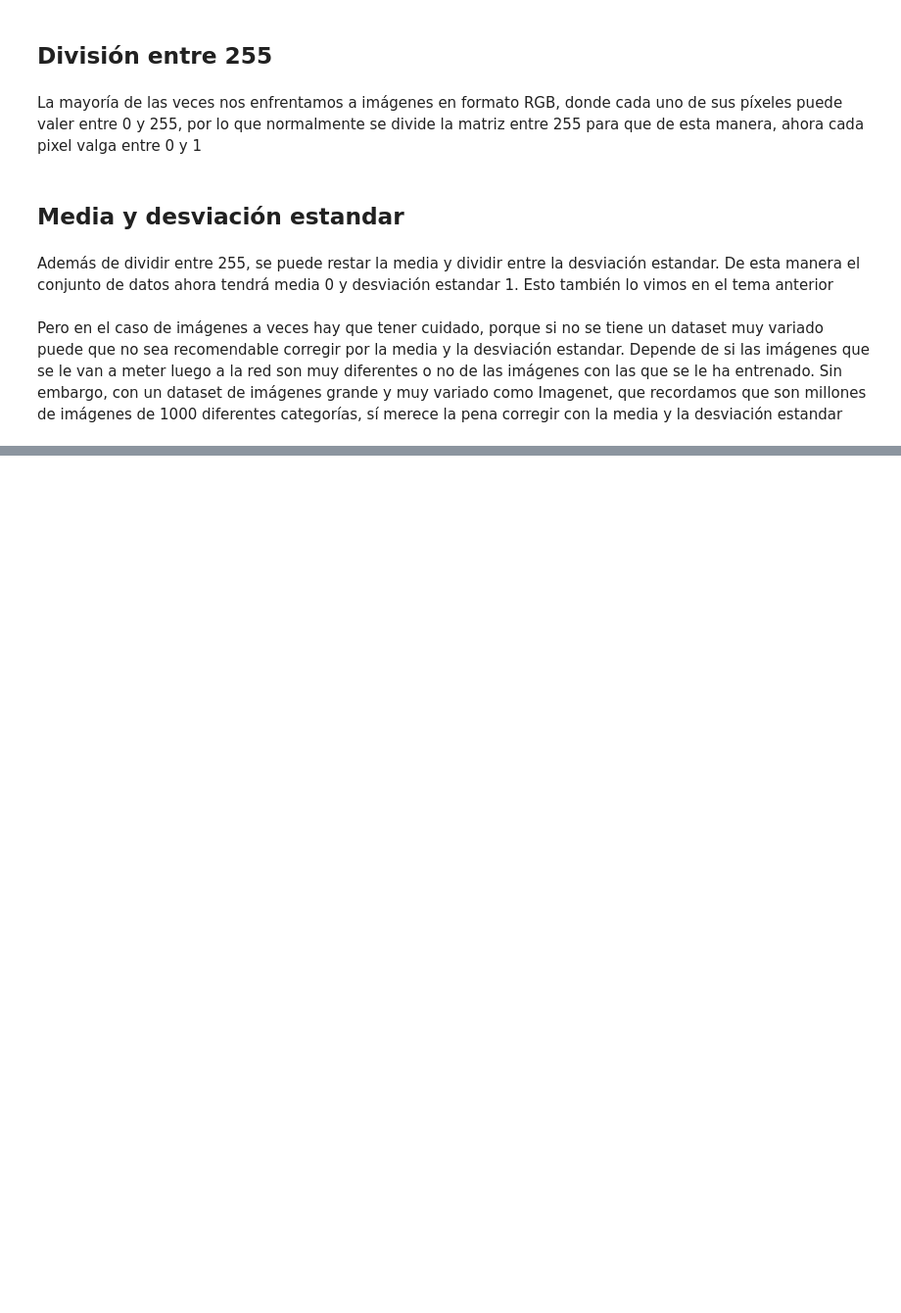
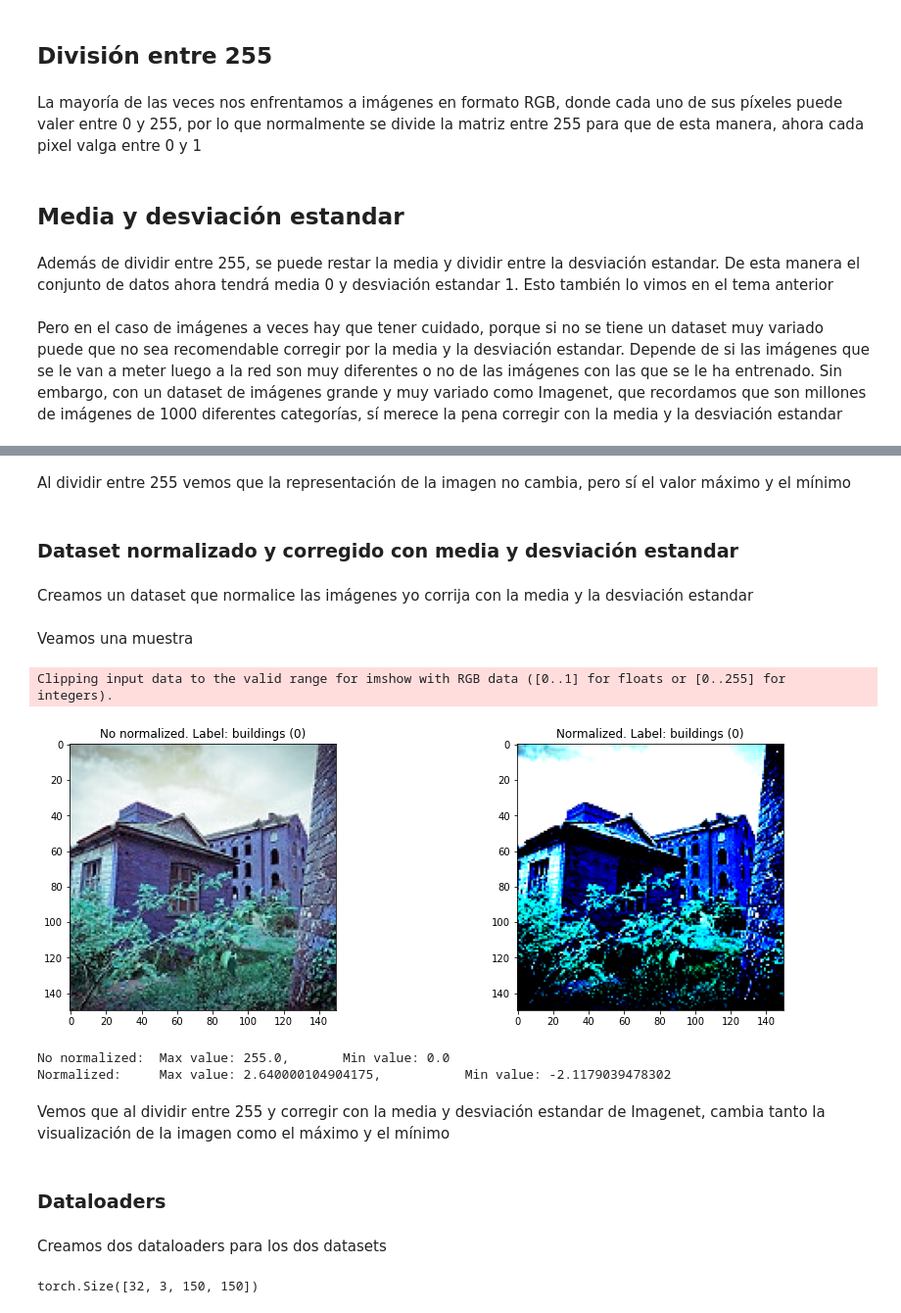
Before and after one commit to maximofn/Curso_Pytorch, a Jupyter notebook: 04 Redes convolucionales/14 Normalizacion de las imágenes.ipynb, the cells around one changed output, grey strips where cells are left out. Shown at 98% size. Cells and saved outputs as stored; diff of their text form; code cells hidden in the pictures; blank space fills up the shorter version.

Commit message:
Se termina el cuaderno de normalización de las imágenes

```diff
--- a/04 Redes convolucionales/14 Normalizacion de las imágenes.ipynb
+++ b/04 Redes convolucionales/14 Normalizacion de las imágenes.ipynb
@@ -15,0 +142,6 @@ Sin embargo, con un dataset de imágenes grande y muy variado como Imagenet, que
+# %% [markdown]
+Al dividir entre 255 vemos que la representación de la imagen no cambia, pero sí el valor máximo y el mínimo
+# %% [markdown]
+### Dataset normalizado y corregido con media y desviación estandar
+# %% [markdown]
+Creamos un dataset que normalice las imágenes yo corrija con la media y la desviación estandar
@@ -15,0 +182,30 @@ Sin embargo, con un dataset de imágenes grande y muy variado como Imagenet, que
+# %% [markdown]
+Veamos una muestra
+# %%
+import numpy as np
+import matplotlib.pyplot as plt
+
+idx = np.random.randint(0, len(ds_train_norm))
+sample_img, sample_img_norm, sample_label = ds_train_norm[idx]
+
+key = [k for k, v in classes.items() if v == sample_label][0]
+
+fig, ax = plt.subplots(1, 2, figsize=(15, 5))
+ax[0].imshow(sample_img.permute(1, 2, 0).numpy().astype(np.uint8))
+ax[0].set_title(f"No normalized. Label: {key} ({sample_label})")
+ax[1].imshow(sample_img_norm.permute(1, 2, 0).numpy())
+ax[1].set_title(f"Normalized. Label: {key} ({sample_label})")
+plt.show()
+print(f"No normalized:\tMax value: {sample_img.max()},\tMin value: {sample_img.min()}")
+print(f"Normalized:\tMax value: {sample_img_norm.max()},\t\tMin value: {sample_img_norm.min()}")
+# %% [output]
+Clipping input data to the valid range for imshow with RGB data ([0..1] for floats or [0..255] for integers).
+[figure, added]
+No normalized:  Max value: 255.0,       Min value: 0.0
+Normalized:     Max value: 2.640000104904175,           Min value: -2.1179039478302
+# %% [markdown]
+Vemos que al dividir entre 255 y corregir con la media y desviación estandar de Imagenet, cambia tanto la visualización de la imagen como el máximo y el mínimo
+# %% [markdown]
+### Dataloaders
+# %% [markdown]
+Creamos dos dataloaders para los dos datasets
@@ -15,0 +221,5 @@ Sin embargo, con un dataset de imágenes grande y muy variado como Imagenet, que
+# %%
+batch_img, batch_img_255, batch_label_255 = next(iter(dl_train_255))
+print(batch_img_255.shape)
+# %% [output]
+torch.Size([32, 3, 150, 150])
```
Also changed, not shown: parts of 31 cells of this notebook.
